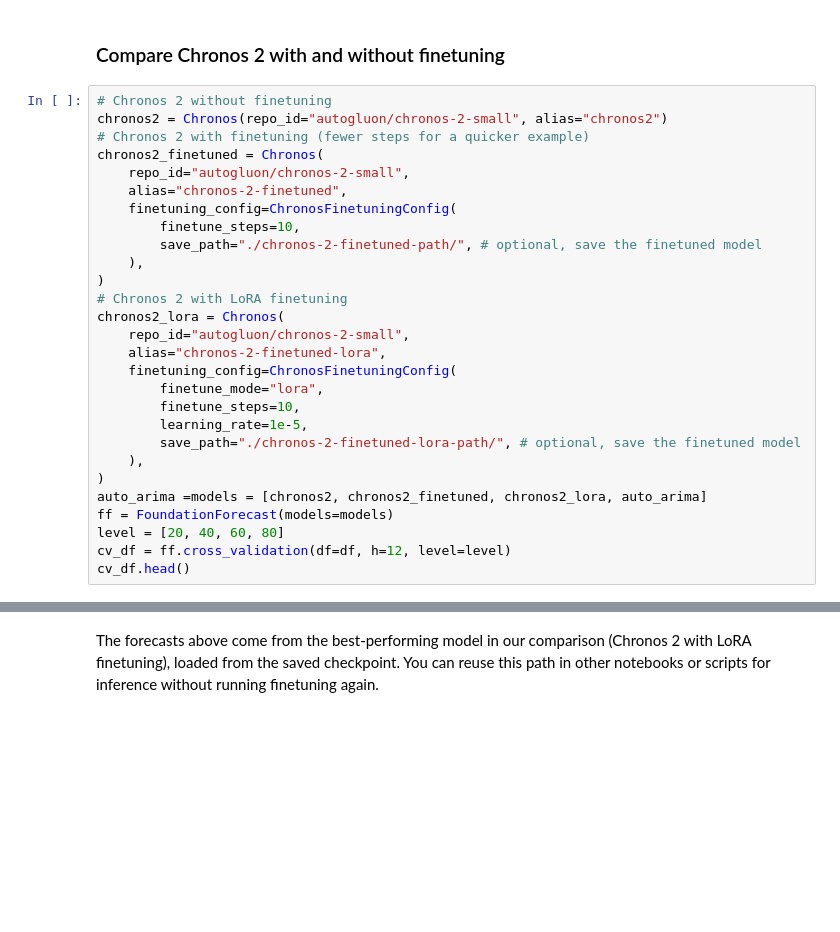
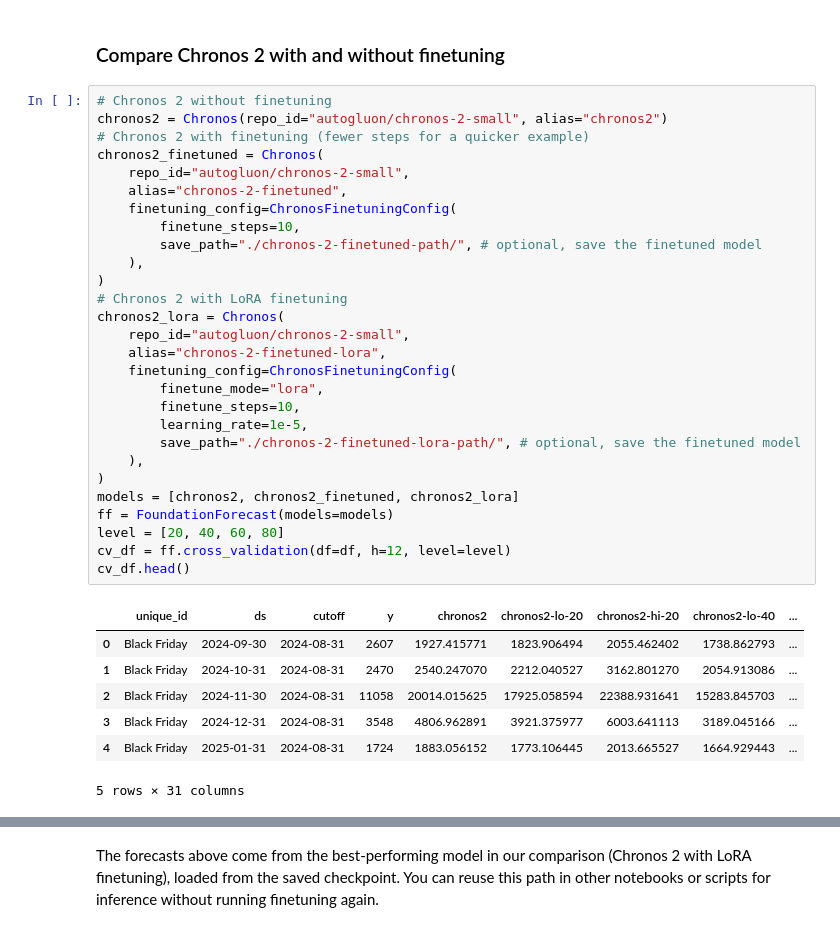
Before and after one commit to TimeCopilot/foundationforecast, a Jupyter notebook: docs/examples/finetuning.ipynb, the cells around one changed output, grey strips where cells are left out. Saved outputs shown, nothing was run; the diff lists cells and outputs as text; blank space fills up the shorter version.

Commit message:
docs(examples): save finetuning notebook outputs and drop the AutoARIMA leftover
Co-authored-by: Cursor <cursoragent@cursor.com>

```diff
--- a/docs/examples/finetuning.ipynb
+++ b/docs/examples/finetuning.ipynb
@@ -50,30 +57,38 @@ The forecast horizon `h` you pass to `forecast(df, h, ...)` is used as `predicti
 # %%
 # Chronos 2 without finetuning
 chronos2 = Chronos(repo_id="autogluon/chronos-2-small", alias="chronos2")
 # Chronos 2 with finetuning (fewer steps for a quicker example)
 chronos2_finetuned = Chronos(
     repo_id="autogluon/chronos-2-small",
     alias="chronos-2-finetuned",
     finetuning_config=ChronosFinetuningConfig(
         finetune_steps=10,
         save_path="./chronos-2-finetuned-path/", # optional, save the finetuned model
     ),
 )
 # Chronos 2 with LoRA finetuning
 chronos2_lora = Chronos(
     repo_id="autogluon/chronos-2-small",
     alias="chronos-2-finetuned-lora",
     finetuning_config=ChronosFinetuningConfig(
         finetune_mode="lora",
         finetune_steps=10,
         learning_rate=1e-5,
         save_path="./chronos-2-finetuned-lora-path/", # optional, save the finetuned model
     ),
 )
-auto_arima =models = [chronos2, chronos2_finetuned, chronos2_lora, auto_arima]
+models = [chronos2, chronos2_finetuned, chronos2_lora]
 ff = FoundationForecast(models=models)
 level = [20, 40, 60, 80]
 cv_df = ff.cross_validation(df=df, h=12, level=level)
 cv_df.head()
+# %% [output]
+|  | unique_id | ds | cutoff | y | chronos2 | chronos2-lo-20 | chronos2-hi-20 | chronos2-lo-40 | ... |
+| 0 | Black Friday | 2024-09-30 | 2024-08-31 | 2607 | 1927.415771 | 1823.906494 | 2055.462402 | 1738.862793 | ... |
+| 1 | Black Friday | 2024-10-31 | 2024-08-31 | 2470 | 2540.247070 | 2212.040527 | 3162.801270 | 2054.913086 | ... |
+| 2 | Black Friday | 2024-11-30 | 2024-08-31 | 11058 | 20014.015625 | 17925.058594 | 22388.931641 | 15283.845703 | ... |
+| 3 | Black Friday | 2024-12-31 | 2024-08-31 | 3548 | 4806.962891 | 3921.375977 | 6003.641113 | 3189.045166 | ... |
+| 4 | Black Friday | 2025-01-31 | 2024-08-31 | 1724 | 1883.056152 | 1773.106445 | 2013.665527 | 1664.929443 | ... |
+5 rows × 31 columns
 # %%
 ff.plot(df, cv_df.drop(columns=["cutoff", "y"]), level=[80])
```
Also changed, not shown: parts of 11 cells of this notebook.
